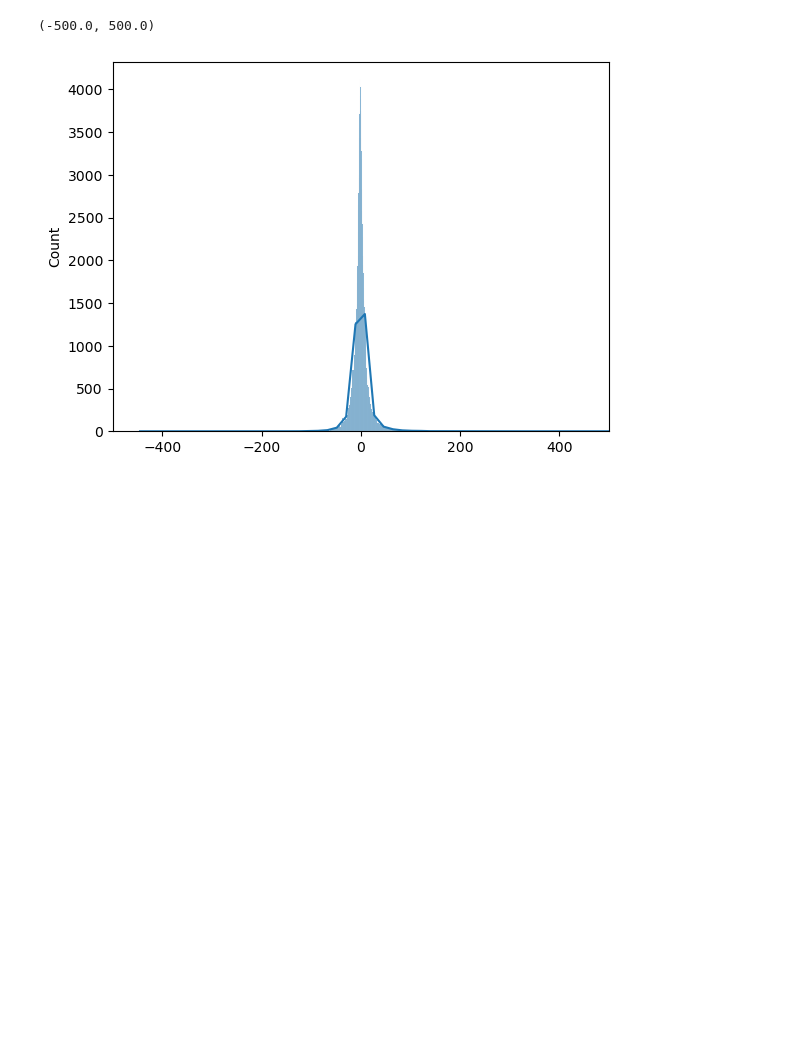
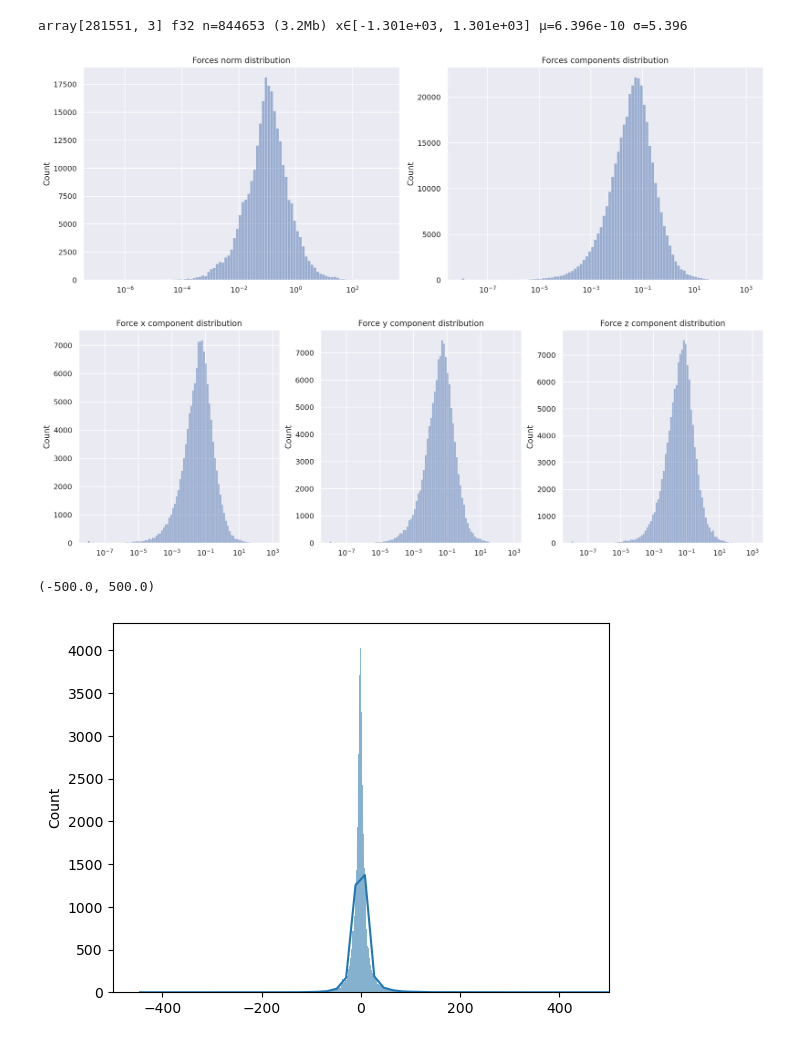
Before and after one commit to Lingyu-Kong/JMP-Peft, a Jupyter notebook: notebooks/mphistplot.ipynb, the cells around one changed output. Drawn from its saved outputs; the diff is of its cells as text; code cells hidden in the pictures; blank space fills up the shorter version.

```diff
--- a/notebooks/mphistplot.ipynb
+++ b/notebooks/mphistplot.ipynb
@@ -8,7 +14,7 @@ from jmppeft.tasks.finetune import dataset_config as DC
 base_path = Path("/mnt/datasets/matbench-discovery-traj/megnet-133k-npz/")
 config = DC.matbench_discovery_config(
     base_path,
-    "train",
+    "val",
     use_megnet_133k=True,
     use_atoms_metadata=True,
     use_linref=True,
@@ -21,12 +31,0 @@ dataset = config.create_dataset()
-# %%
-from tqdm.auto import trange
-
-energies = []
-for i in trange(len(dataset)):
-    try:
-        data = dataset[i]
-        energies.append(data.y.item())
-    except:
-        continue
-
-len(energies)
@@ -35 +58,56 @@ len(energies)
+# %%
+forces_cat = np.concatenate(forces_list, axis=0)
+forces_cat
+# %% [output]
+array[281551, 3] f32 n=844653 (3.2Mb) x∈[-1.301e+03, 1.301e+03] μ=6.396e-10 σ=5.396
+# %%
+import matplotlib.pyplot as plt
+import seaborn as sns
+
+sns.set_theme()
+
+N_BINS = 100
+
+fig, axes = plt.subplots(1, 2, figsize=(15, 5))
+
+# Norm plot
+ax = sns.histplot(
+    np.linalg.norm(forces_cat, axis=1),
+    kde=True,
+    ax=axes[0],
+    bins=N_BINS,
+    log_scale=True,
+)
+ax.set_title("Forces norm distribution")
+
+# Components plot
+ax = sns.histplot(
+    forces_cat.flatten(),
+    kde=True,
+    ax=axes[1],
+    bins=N_BINS,
+    log_scale=True,
+)
+ax.set_title("Forces components distribution")
+
+plt.show()
+
+# Each component plot
+fig, axes = plt.subplots(1, 3, figsize=(15, 5))
+
+for i, ax in enumerate(axes):
+    ax = sns.histplot(
+        forces_cat[:, i],
+        kde=True,
+        ax=ax,
+        bins=N_BINS,
+        log_scale=True,
+    )
+    c = "xyz"[i]
+    ax.set_title(f"Force {c} component distribution")
+
+plt.show()
+# %% [output]
+[figure, added]
+[figure, added]
 # %%
```
Also changed, not shown: parts of 6 cells of this notebook, 11 other files.
